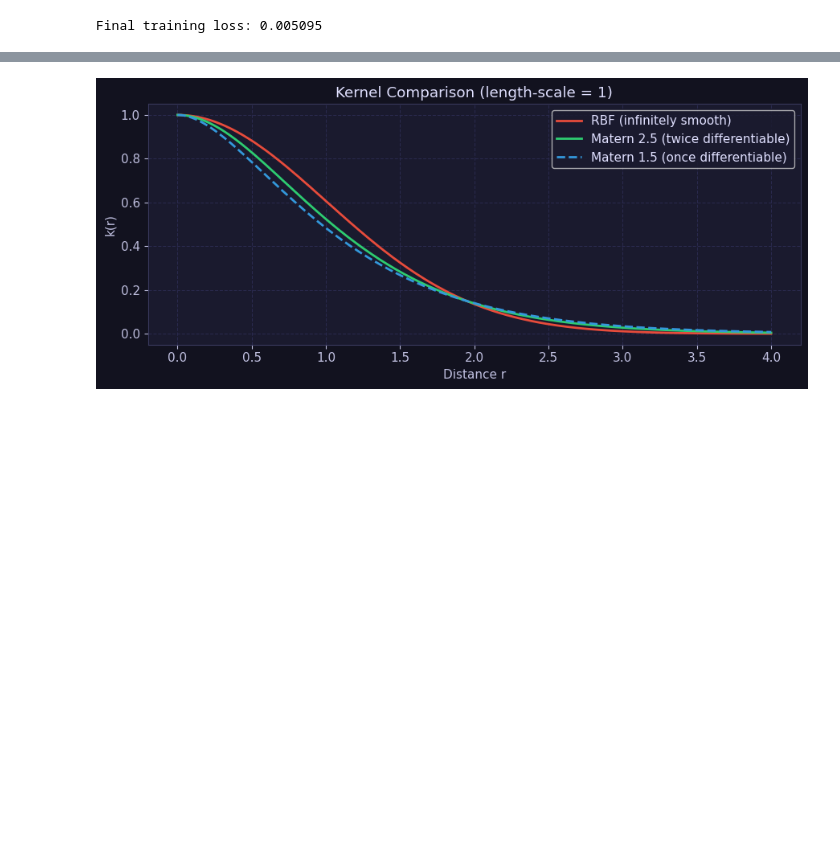
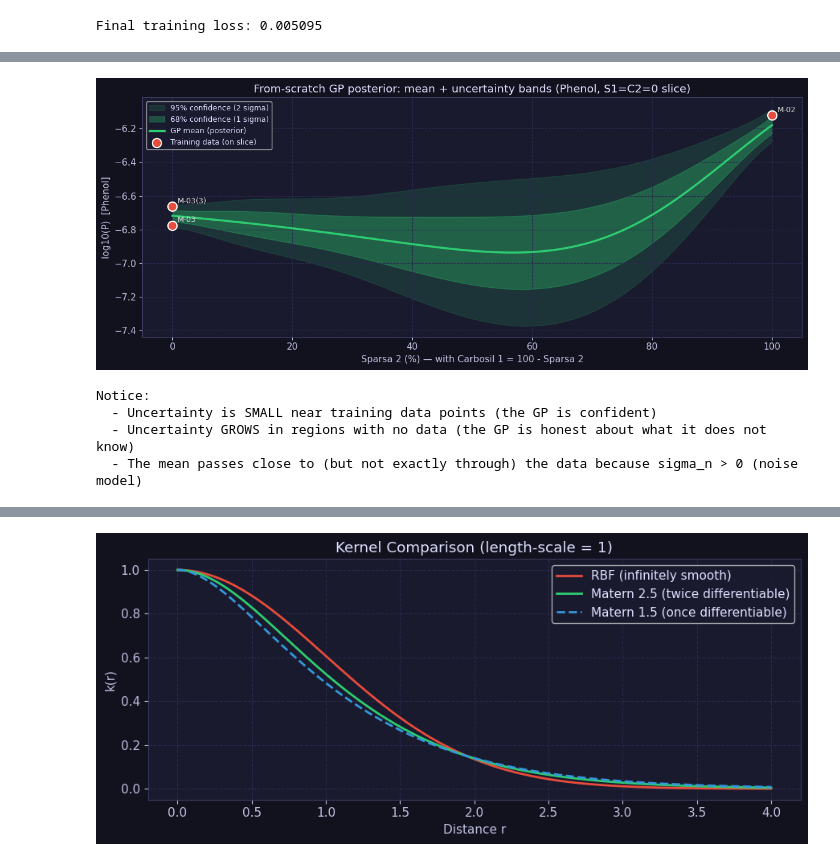
Before and after one commit to matthewindelicarto/permeability-model, a Jupyter notebook: models.ipynb, the cells around one changed output, grey strips where cells are left out. Drawn from its saved outputs; the diff is of its cells as text; code cells hidden in the pictures; blank space fills up the shorter version.

```diff
--- a/models.ipynb
+++ b/models.ipynb
@@ -432,0 +736,67 @@ Final training loss: 0.005095
+# %%
+# ── Fit from-scratch GP to real phenol data and show posterior ──────────
+X_ph, y_ph_full = get_XY(ph)
+
+# Normalise y for better numerical conditioning (same as our production model)
+y_mean_ph = y_ph_full.mean()
+y_std_ph  = y_ph_full.std() + 1e-8
+y_ph_norm = (y_ph_full - y_mean_ph) / y_std_ph
+
+# Fit our scratch GP with Matern-2.5 (same kernel as our model)
+kernel_m25 = Matern25Kernel(sigma_f=1.0, ell=0.8)
+gpr_scratch = GPRScratch(kernel=kernel_m25, sigma_n=0.1).fit(X_ph, y_ph_norm)
+
+# Predict on a 1D slice (vary S2, C1=1-S2, S1=C2=0)
+s2_test = np.linspace(0, 1, 120)
+X_test_1d = np.column_stack([np.zeros(120), s2_test, 1-s2_test, np.zeros(120)])
+mu_norm, std_norm = gpr_scratch.predict(X_test_1d, return_std=True)
+
+# Back-transform to log-permeability space
+mu  = mu_norm  * y_std_ph + y_mean_ph
+std = std_norm * y_std_ph
+
+# Training points that lie on this slice (S1<0.05, C2<0.05)
+on_slice = (X_ph[:, 0] < 0.05) & (X_ph[:, 3] < 0.05)
+
+fig, ax = plt.subplots(figsize=(12, 5))
+
+# Uncertainty bands (1-sigma and 2-sigma)
+ax.fill_between(s2_test*100, mu-2*std, mu+2*std,
+                alpha=0.15, color='#2ecc71', label='95% confidence (2 sigma)')
+ax.fill_between(s2_test*100, mu-std,   mu+std,
+                alpha=0.30, color='#2ecc71', label='68% confidence (1 sigma)')
+
+# Mean prediction
+ax.plot(s2_test*100, mu, color='#2ecc71', lw=2.5, label='GP mean (posterior)')
+
+# Training data on this slice
+ax.scatter(X_ph[on_slice, 1]*100, y_ph_full[on_slice],
+           color='#e74c3c', s=120, edgecolors='white', lw=1.5,
+           zorder=6, label='Training data (on slice)')
+
+# Label the points
+for j in np.where(on_slice)[0]:
+    ax.annotate(ph.reset_index(drop=True).iloc[j]['id'],
+                (X_ph[j,1]*100, y_ph_full[j]),
+                textcoords='offset points', xytext=(6, 4),
+                fontsize=9, color='#ddd')
+
+ax.set_xlabel('Sparsa 2 (%) — with Carbosil 1 = 100 - Sparsa 2')
+ax.set_ylabel('log10(P)  [Phenol]')
+ax.set_title('From-scratch GP posterior: mean + uncertainty bands (Phenol, S1=C2=0 slice)',
+             color='#e0e0ff')
+ax.legend(fontsize=9)
+ax.grid(True)
+plt.tight_layout()
+plt.show()
+
+print('Notice:')
+print('  - Uncertainty is SMALL near training data points (the GP is confident)')
+print('  - Uncertainty GROWS in regions with no data (the GP is honest about what it does not know)')
+print('  - The mean passes close to (but not exactly through) the data because sigma_n > 0 (noise model)')
+# %% [output]
+[figure, added]
+Notice:
+  - Uncertainty is SMALL near training data points (the GP is confident)
+  - Uncertainty GROWS in regions with no data (the GP is honest about what it does not know)
+  - The mean passes close to (but not exactly through) the data because sigma_n > 0 (noise model)
```
Also changed, not shown: parts of 23 cells of this notebook.
